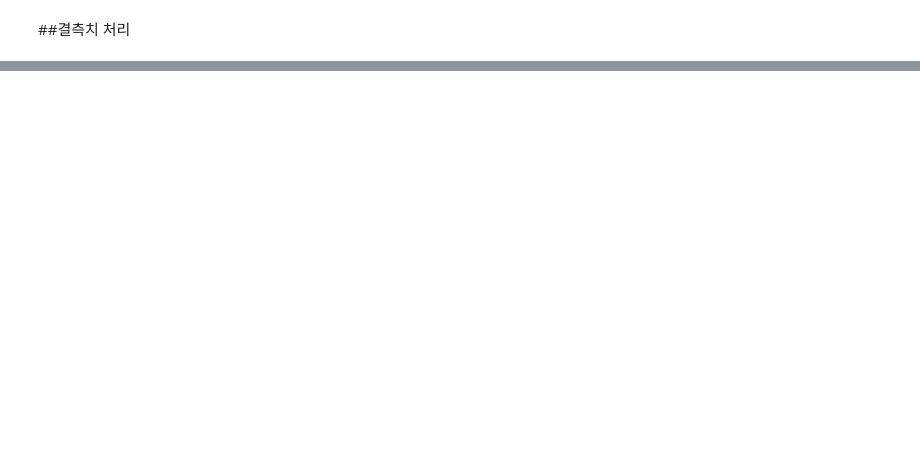
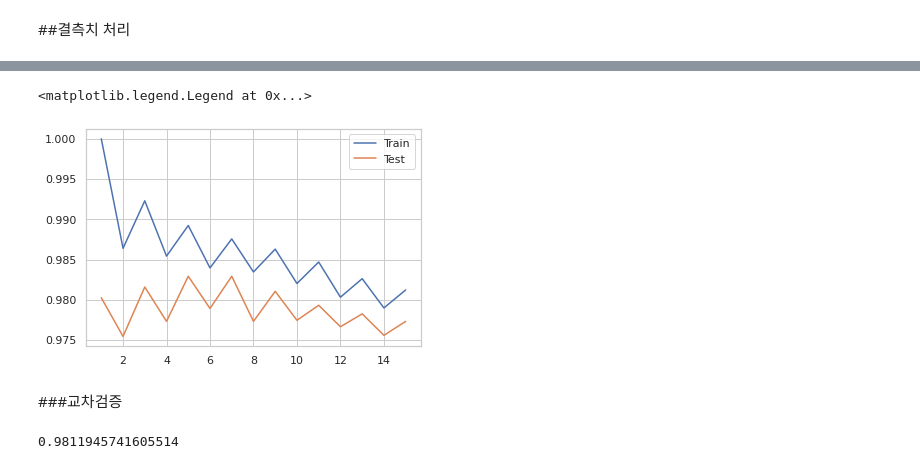
Before and after one commit to ll5913/itb, a Jupyter notebook: IBH_health_vis.ipynb, the cells around one changed output, grey strips where cells are left out. Cells and saved outputs as stored; diff of their text form; code cells hidden in the pictures; blank space fills up the shorter version.

```diff
--- a/IBH_health_vis.ipynb
+++ b/IBH_health_vis.ipynb
@@ -223,0 +486,5 @@ sns.boxplot(data = df, x ='성별코드', y= '감마지티피')
+# %%
+param_grid={'n_neighbors': [1, 2, 3, 4, 5, 6, 7, 8, 9 , 10, 11, 12, 13, 14, 15]}
+from sklearn.neighbors import KNeighborsClassifier
+# %%
+grid_search=GridSearchCV(KNeighborsClassifier(), param_grid, cv=5, return_train_score=True)
@@ -223,0 +507,10 @@ sns.boxplot(data = df, x ='성별코드', y= '감마지티피')
+# %%
+result_grid= pd.DataFrame(grid_search.cv_results_)
+# %%
+import matplotlib.pyplot as plt
+plt.plot(result_grid['param_n_neighbors'], result_grid['mean_train_score'], label="Train")
+plt.plot(result_grid['param_n_neighbors'], result_grid['mean_test_score'], label="Test")
+plt.legend()
+# %% [output]
+<matplotlib.legend.Legend at 0x...>
+[figure, added]
@@ -223,0 +519,2 @@ sns.boxplot(data = df, x ='성별코드', y= '감마지티피')
+# %% [markdown]
+###교차검증
@@ -223,0 +526,5 @@ sns.boxplot(data = df, x ='성별코드', y= '감마지티피')
+# %%
+score=cross_val_score(knn, X_train, y_train, cv=kfold)
+score.mean()
+# %% [output]
+0.9811945741605514
```
Also changed, not shown: parts of 73 cells of this notebook.
